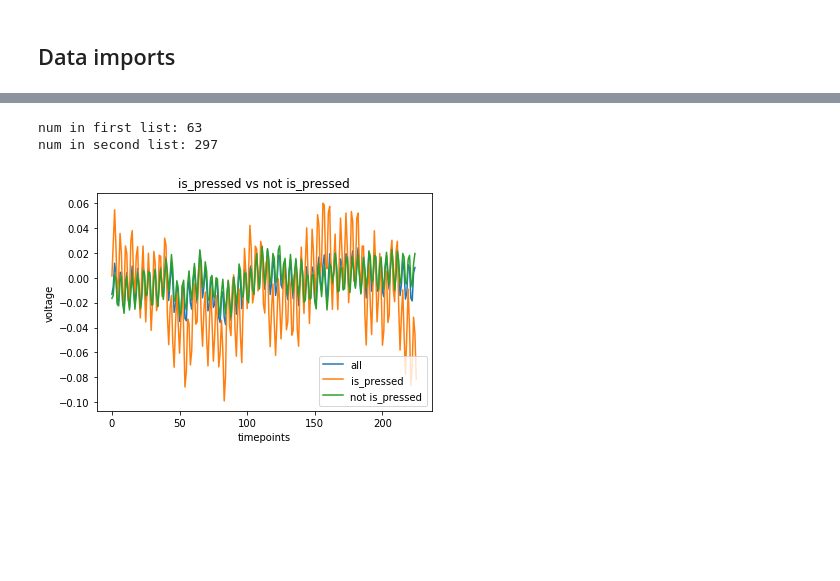
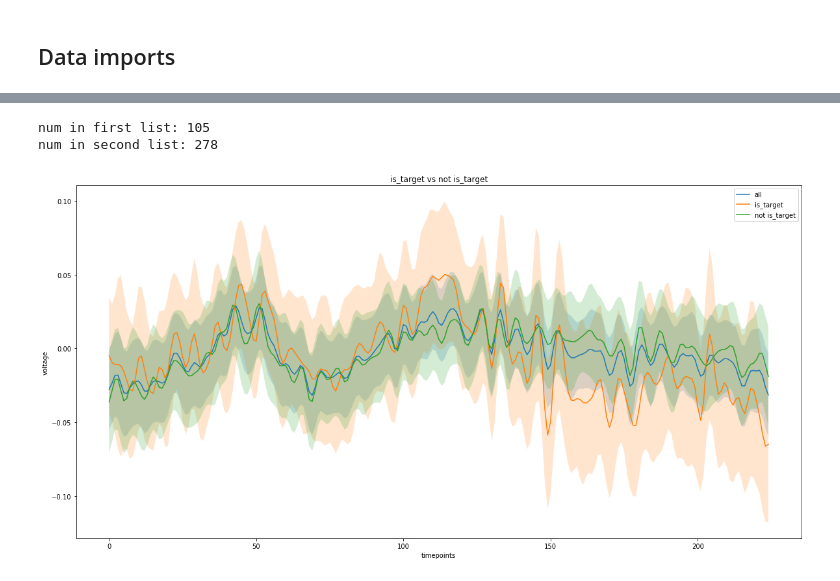
Before and after one commit to D1o0g9s/MyND, a Jupyter notebook: Data Analysis/02_1 ERPs.ipynb, the cells around one changed output, grey strips where cells are left out. Saved outputs shown, nothing was run; the diff lists cells and outputs as text; code cells hidden in the pictures; blank space fills up the shorter version.

```diff
--- a/Data Analysis/02_1 ERPs.ipynb
+++ b/Data Analysis/02_1 ERPs.ipynb
@@ -41,2 +36,16 @@ filtered_cleaned_data = loadPickle(filtered_cleaned_data_path)
+# %%
+incorporate_matlab_data = False
+if incorporate_matlab_data:
+    filtered_matlab_data_directory = "../data/filtered_matlab_data/"+foldername+"/"
+    filtered_matlab_data_path = filtered_matlab_data_directory+filename+".pickle"
+    filtered_matlab_data = loadPickle(filtered_matlab_data_path)
+    all_data = filtered_matlab_data
+    data_type="data_matlab_extended"
+else :
+    filtered_cleaned_data_directory = "../data/filtered_cleaned_data/"+foldername+"/"
+    filtered_cleaned_data_path = filtered_cleaned_data_directory+filename+".pickle"
+    filtered_cleaned_data = loadPickle(filtered_cleaned_data_path)
+    all_data = filtered_cleaned_data
+    data_type="data_extended"
 # %%
 # ERP after space press
@@ -54,2 +65,5 @@ plt.show()
+# %%
+
+data_type="data_matlab" if incorporate_matlab_data else "data"
 # %%
 # Display average ERPs for each section
@@ -74,23 +107,36 @@ num in list: 66
 # %%
 # Compare ERPs
-eeg_list = tidyEEGList(getEEGFromDataFrame_AvgLeftRight(df))
-plt.plot(np.mean(eeg_list, axis=0), label="all")
+plt.figure(figsize=(20,10))
 
-feature_name = 'is_pressed'
-eeg_list_1 = tidyEEGList(getEEGFromDataFrame_AvgLeftRight(df[df[feature_name]==True]))
+eeg_list = tidyEEGList(getEEGFromDataFrame_AvgLeftRight(df, data_type=data_type))
+av=np.mean(eeg_list, axis=0)
+sem=getSEM(eeg_list)
+plt.plot(av, label="all")
+plt.fill_between(list(range(len(av))), av-sem, av+sem, alpha = 0.2)
+
+
+feature_name = 'is_target'
+eeg_list_1 = tidyEEGList(getEEGFromDataFrame_AvgLeftRight(df[df[feature_name]==True], data_type=data_type))
 print("num in first list:", len(eeg_list_1))
-plt.plot(np.mean(eeg_list_1, axis=0), label=feature_name)
+av1=np.mean(eeg_list_1, axis=0)
+sem1=getSEM(eeg_list_1)
+plt.plot(av1, label=feature_name)
+plt.fill_between(list(range(len(av1))), av1-sem1, av1+sem1, alpha = 0.2)
 
-eeg_list_not_1 = tidyEEGList(getEEGFromDataFrame_AvgLeftRight(df[df[feature_name]==False]))
+eeg_list_not_1 = tidyEEGList(getEEGFromDataFrame_AvgLeftRight(df[df[feature_name]==False], data_type=data_type))
+av2=np.mean(eeg_list_not_1, axis=0)
+sem2=getSEM(eeg_list_not_1)
 print("num in second list:", len(eeg_list_not_1))
-plt.plot(np.mean(eeg_list_not_1, axis=0), label="not " + feature_name)
+plt.plot(av2, label="not " + feature_name)
+plt.fill_between(list(range(len(av2))), av2-sem2, av2+sem2, alpha = 0.2)
+
 
 plt.title(feature_name + " vs not " + feature_name)
 plt.xlabel("timepoints")
 plt.ylabel("voltage")
 plt.legend()
 plt.show()
 # %% [output]
-num in first list: 63
-num in second list: 297
+num in first list: 105
+num in second list: 278
-[figure, old version]
+[figure, new version]
```
Also changed, not shown: parts of 5 cells of this notebook, 14 other files.
